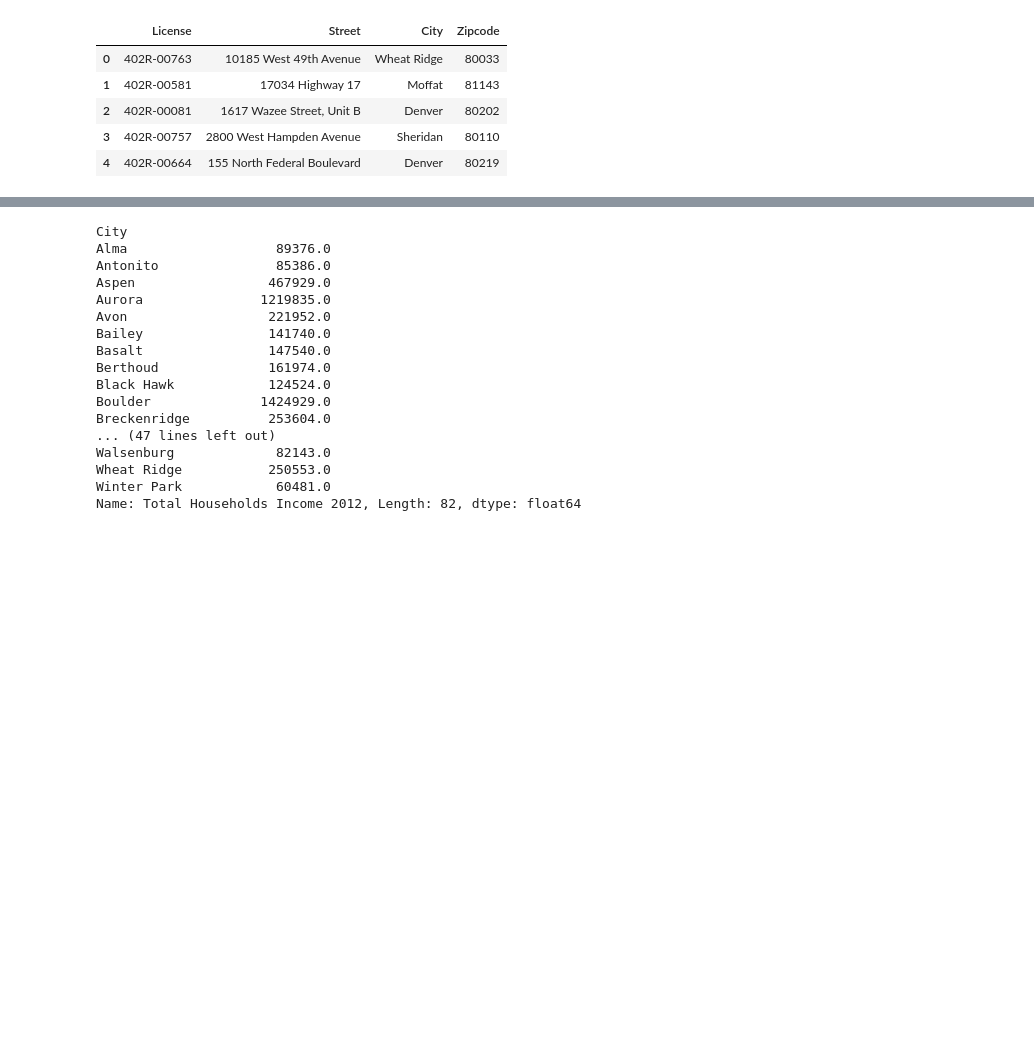
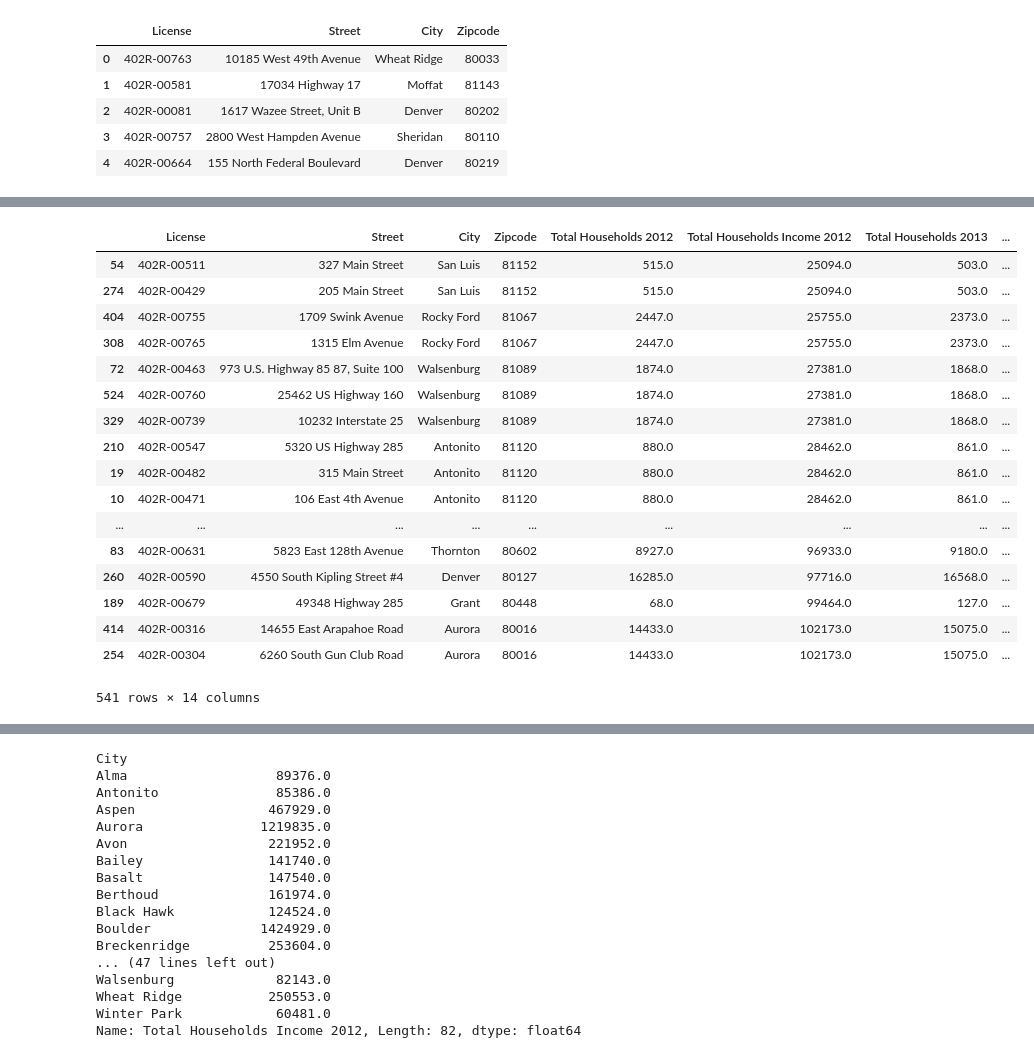
Before and after one commit to joshshigaki/Team-5, a Jupyter notebook: data_compiler-Copy1.ipynb, the cells around one changed output, grey strips where cells are left out. Saved outputs shown, nothing was run; the diff lists cells and outputs as text; code cells hidden in the pictures; blank space fills up the shorter version.

```diff
--- a/data_compiler-Copy1.ipynb
+++ b/data_compiler-Copy1.ipynb
@@ -150,0 +107,22 @@ city_zip_df
+# %%
+city_zip_df = pd.merge(dispensary_df, income_clean_df, how="left")
+city_zip_df.sort_values(by=["Total Households Income 2012"], ascending=True)
+# %% [output]
+|  | License | Street | City | Zipcode | Total Households 2012 | Total Households Income 2012 | Total Households 2013 | ... |
+| 54 | 402R-00511 | 327 Main Street | San Luis | 81152 | 515.0 | 25094.0 | 503.0 | ... |
+| 274 | 402R-00429 | 205 Main Street | San Luis | 81152 | 515.0 | 25094.0 | 503.0 | ... |
+| 404 | 402R-00755 | 1709 Swink Avenue | Rocky Ford | 81067 | 2447.0 | 25755.0 | 2373.0 | ... |
+| 308 | 402R-00765 | 1315 Elm Avenue | Rocky Ford | 81067 | 2447.0 | 25755.0 | 2373.0 | ... |
+| 72 | 402R-00463 | 973 U.S. Highway 85 87, Suite 100 | Walsenburg | 81089 | 1874.0 | 27381.0 | 1868.0 | ... |
+| 524 | 402R-00760 | 25462 US Highway 160 | Walsenburg | 81089 | 1874.0 | 27381.0 | 1868.0 | ... |
+| 329 | 402R-00739 | 10232 Interstate 25 | Walsenburg | 81089 | 1874.0 | 27381.0 | 1868.0 | ... |
+| 210 | 402R-00547 | 5320 US Highway 285 | Antonito | 81120 | 880.0 | 28462.0 | 861.0 | ... |
+| 19 | 402R-00482 | 315 Main Street | Antonito | 81120 | 880.0 | 28462.0 | 861.0 | ... |
+| 10 | 402R-00471 | 106 East 4th Avenue | Antonito | 81120 | 880.0 | 28462.0 | 861.0 | ... |
+| ... | ... | ... | ... | ... | ... | ... | ... | ... |
+| 83 | 402R-00631 | 5823 East 128th Avenue | Thornton | 80602 | 8927.0 | 96933.0 | 9180.0 | ... |
+| 260 | 402R-00590 | 4550 South Kipling Street #4 | Denver | 80127 | 16285.0 | 97716.0 | 16568.0 | ... |
+| 189 | 402R-00679 | 49348 Highway 285 | Grant | 80448 | 68.0 | 99464.0 | 127.0 | ... |
+| 414 | 402R-00316 | 14655 East Arapahoe Road | Aurora | 80016 | 14433.0 | 102173.0 | 15075.0 | ... |
+| 254 | 402R-00304 | 6260 South Gun Club Road | Aurora | 80016 | 14433.0 | 102173.0 | 15075.0 | ... |
+541 rows × 14 columns
```
Also changed, not shown: parts of 10 cells of this notebook.
